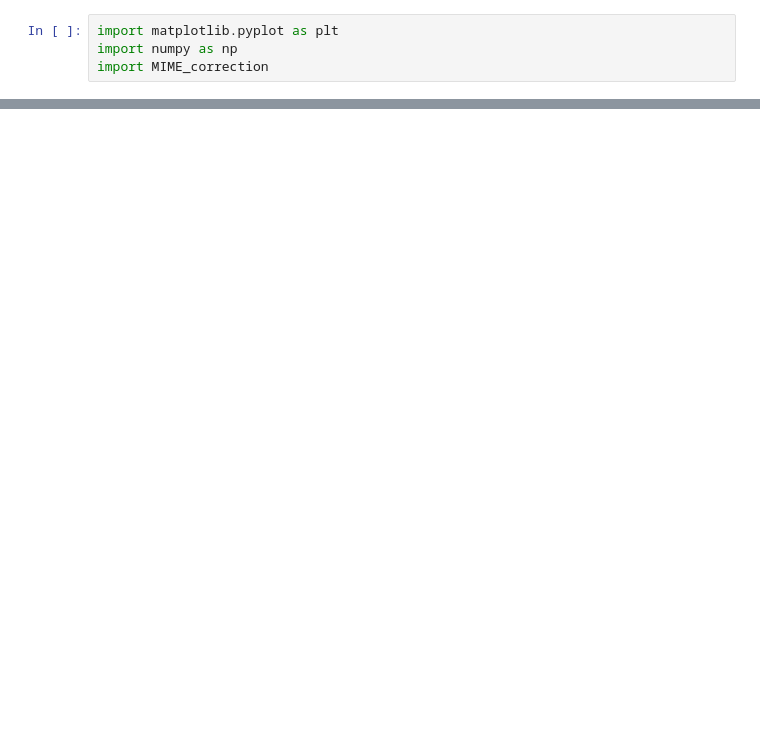
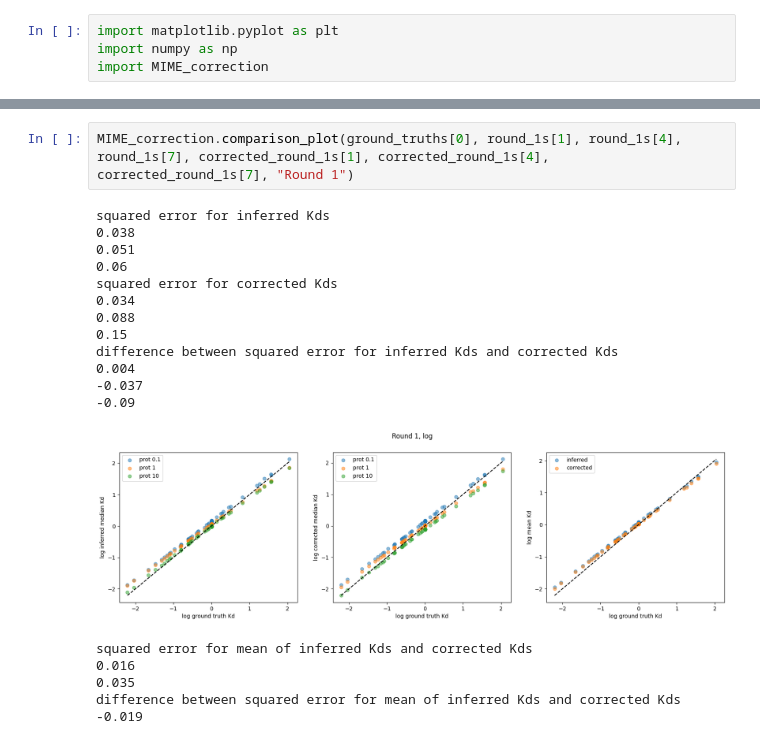
Before and after one commit to JoshuaGensel/dmMIME_correction, a Jupyter notebook: src/exploratory_analysis.ipynb, the cells around one changed output, grey strips where cells are left out. Saved outputs shown, nothing was run; the diff lists cells and outputs as text; blank space fills up the shorter version.

```diff
--- a/src/exploratory_analysis.ipynb
+++ b/src/exploratory_analysis.ipynb
@@ -57,3 +57,24 @@ condition number of matrix:  1.0091320143555504
+# %%
+MIME_correction.comparison_plot(ground_truths[0], round_1s[1], round_1s[4], round_1s[7], corrected_round_1s[1], corrected_round_1s[4], corrected_round_1s[7], "Round 1")
+# %% [output]
+squared error for inferred Kds
+0.038
+0.051
+0.06
+squared error for corrected Kds
+0.034
+0.088
+0.15
+difference between squared error for inferred Kds and corrected Kds
+0.004
+-0.037
+-0.09
+[figure, added]
+squared error for mean of inferred Kds and corrected Kds
+0.016
+0.035
+difference between squared error for mean of inferred Kds and corrected Kds
+-0.019
 # %%
 MIME_correction.comparison_plot(ground_truths[0],round_2s[0],round_2s[1],round_2s[2],corrected_round_2s[0],corrected_round_2s[1],corrected_round_2s[2], "First round target = 0.1")
 # %% [output]
```
Also changed, not shown: parts of 8 cells of this notebook, 5 other files.
